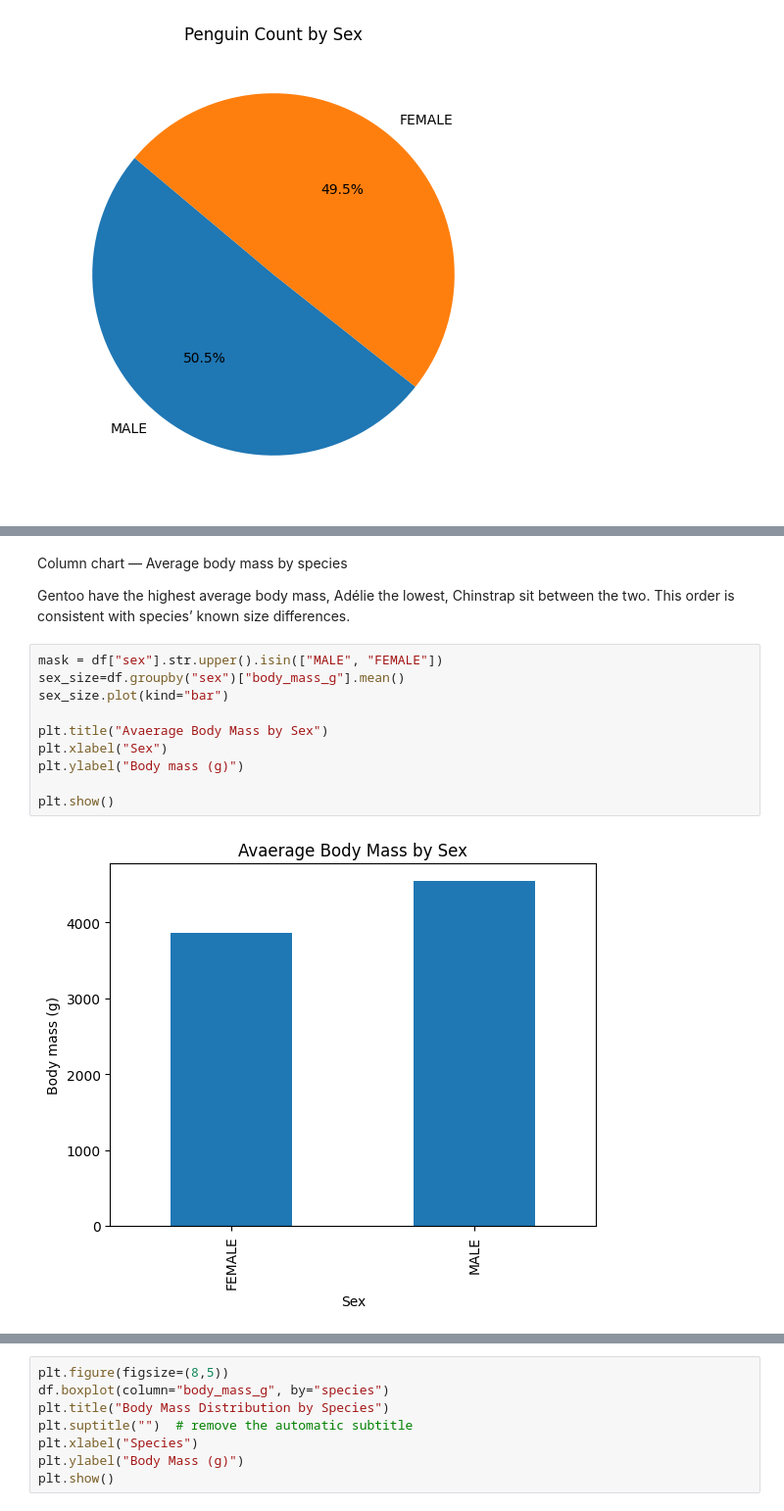
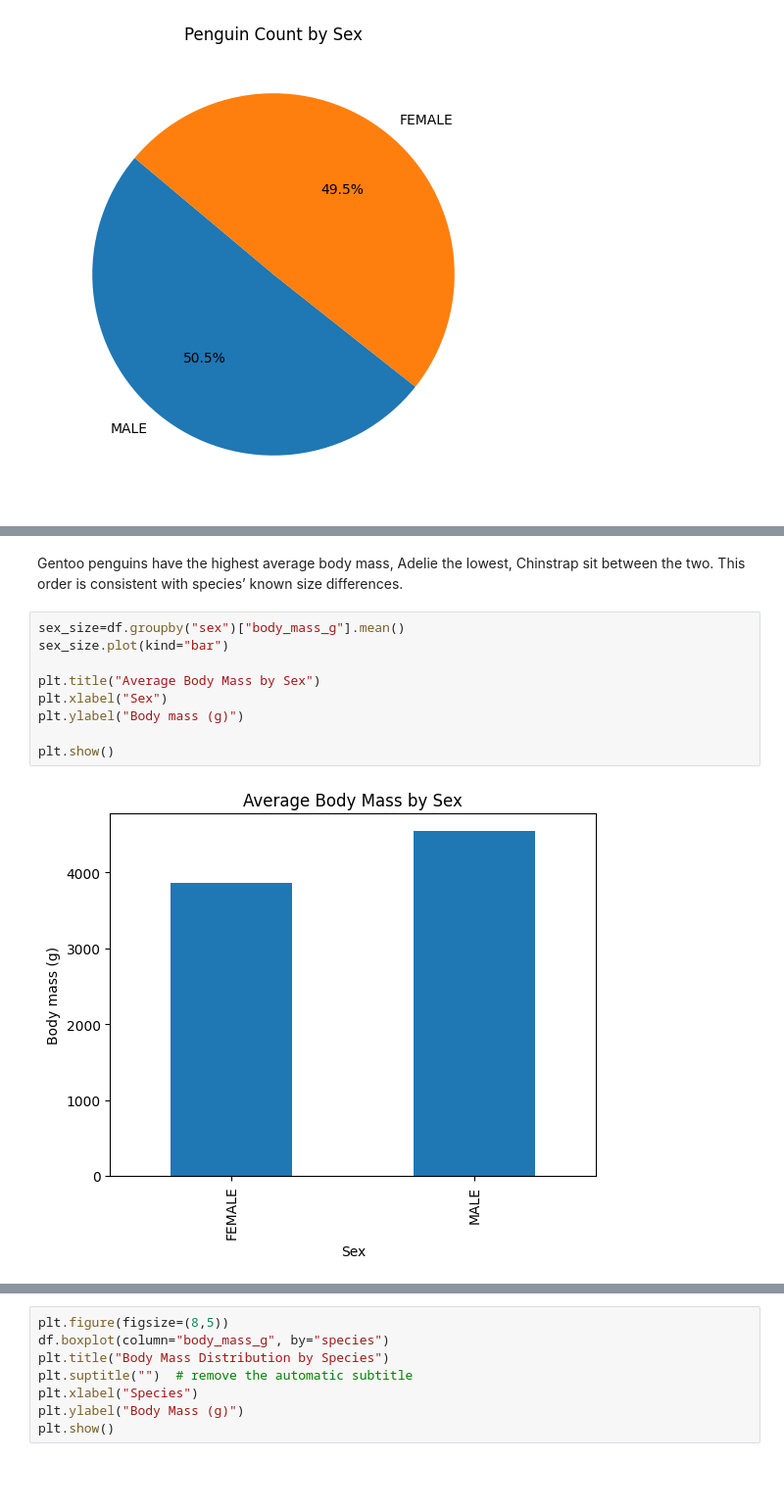
Before and after one commit to riinakik/dt-2025-data-visualisation, a Jupyter notebook: notebooks/Assignment/penguins_analysis.ipynb, the cells around one changed output, grey strips where cells are left out. Shown at 98% size. Cells and saved outputs as stored; diff of their text form; blank space fills up the shorter version.

```diff
--- a/notebooks/Assignment/penguins_analysis.ipynb
+++ b/notebooks/Assignment/penguins_analysis.ipynb
@@ -108,18 +139,15 @@ plt.show()
 # %% [markdown]
-Column chart — Average body mass by species
-
-Gentoo have the highest average body mass, Adélie the lowest, Chinstrap sit between the two.
+Gentoo penguins have the highest average body mass, Adelie the lowest, Chinstrap sit between the two.
 This order is consistent with species’ known size differences.
 # %%
-mask = df["sex"].str.upper().isin(["MALE", "FEMALE"])
 sex_size=df.groupby("sex")["body_mass_g"].mean()
 sex_size.plot(kind="bar")
 
-plt.title("Avaerage Body Mass by Sex")
+plt.title("Average Body Mass by Sex")
 plt.xlabel("Sex")
 plt.ylabel("Body mass (g)")
 
 plt.show()
 # %% [output]
-[figure, old version]
+[figure, new version]
 # %% [markdown]
```
Also changed, not shown: parts of 18 cells of this notebook, 1 other file.
